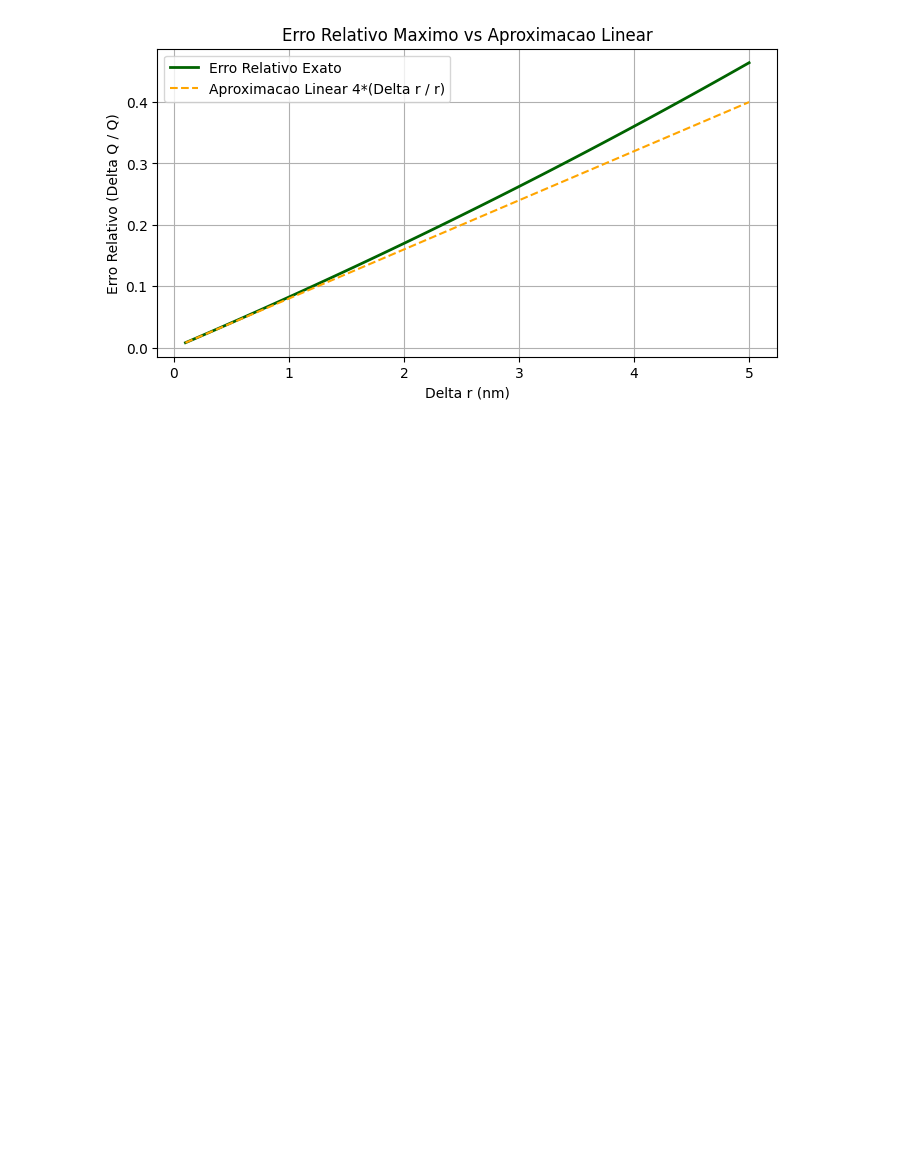
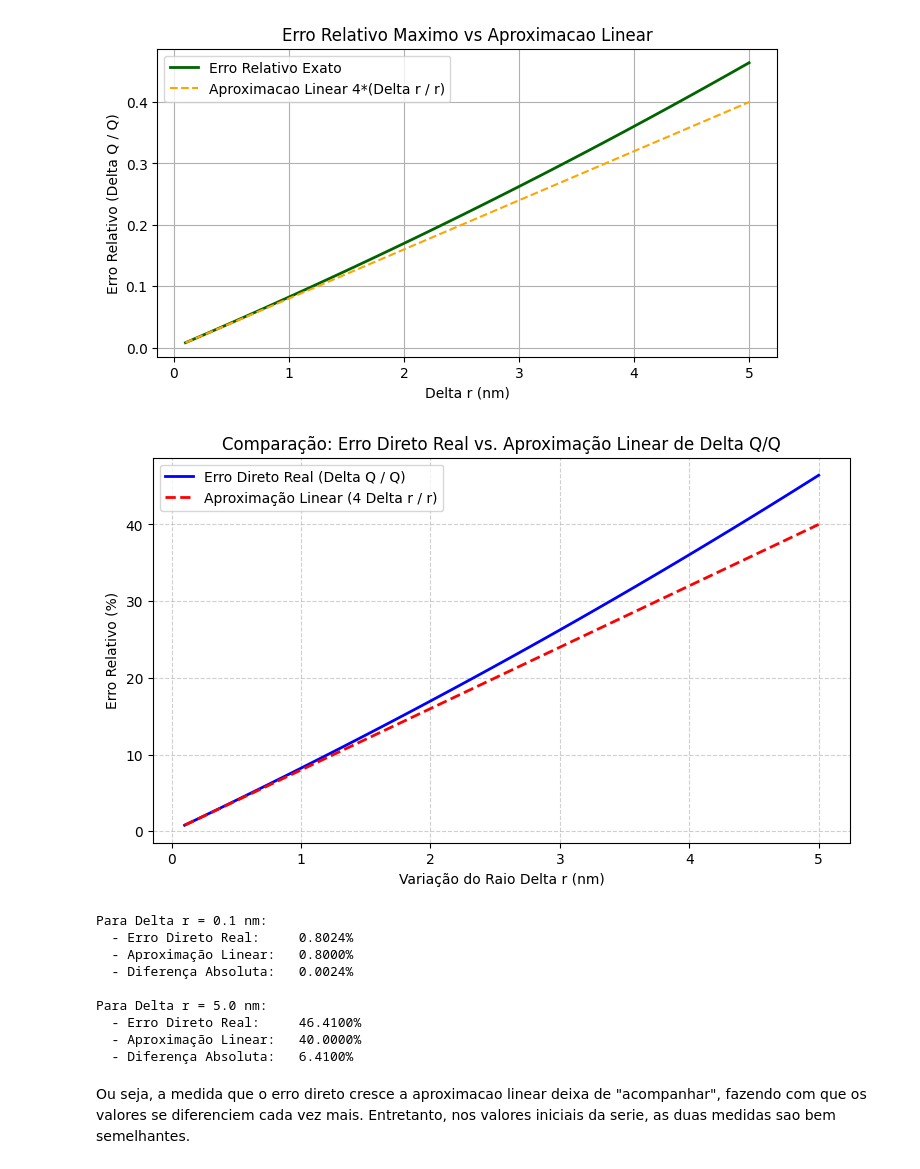
Before and after one commit to Brunolms11/Calc_Numerico, a Jupyter notebook: Atividade_1.ipynb, the cells around one changed output. Drawn from its saved outputs; the diff is of its cells as text; code cells hidden in the pictures; blank space fills up the shorter version.

```diff
--- a/Atividade_1.ipynb
+++ b/Atividade_1.ipynb
@@ -537,3 +537,61 @@ plt.show()
 [figure]
 [figure]
 [figure]
+# %%
+#Comparação do erro direto com a aproximação linear
+#Calculando a diferença absoluta e o erro relativo percentual entre os dois métodos
+diferenca_absoluta = np.abs(np.array(erro_rel_max) - np.array(aprox_linear))
+
+#Criando o gráfico comparativo
+plt.figure(figsize=(9, 5))
+
+plt.plot(
+    delta_r_array * 1e9,
+    np.array(erro_rel_max) * 100,
+    label="Erro Direto Real (Delta Q / Q)",
+    color="blue",
+    linewidth=2,
+)
+plt.plot(
+    delta_r_array * 1e9,
+    np.array(aprox_linear) * 100,
+    label="Aproximação Linear (4 Delta r / r)",
+    color="red",
+    linestyle="--",
+    linewidth=2,
+)
+plt.title("Comparação: Erro Direto Real vs. Aproximação Linear de Delta Q/Q")
+plt.xlabel("Variação do Raio Delta r (nm)")
+plt.ylabel("Erro Relativo (%)")
+plt.grid(True, linestyle="--", alpha=0.6)
+plt.legend()
+
+plt.show()
+
+#Exibição numérica dos pontos extremos para justificativa
+print(
+    f"Para Delta r = {delta_r_array[0]*1e9:.1f} nm:"
+)
+print(f"  - Erro Direto Real:     {erro_rel_max[0]*100:.4f}%")
+print(f"  - Aproximação Linear:   {aprox_linear[0]*100:.4f}%")
+print(f"  - Diferença Absoluta:   {diferenca_absoluta[0]*100:.4f}%\n")
+
+print(
+    f"Para Delta r = {delta_r_array[-1]*1e9:.1f} nm:"
+)
+print(f"  - Erro Direto Real:     {erro_rel_max[-1]*100:.4f}%")
+print(f"  - Aproximação Linear:   {aprox_linear[-1]*100:.4f}%")
+print(f"  - Diferença Absoluta:   {diferenca_absoluta[-1]*100:.4f}%")
+# %% [output]
+[figure, added]
+Para Delta r = 0.1 nm:
+  - Erro Direto Real:     0.8024%
+  - Aproximação Linear:   0.8000%
+  - Diferença Absoluta:   0.0024%
+
+Para Delta r = 5.0 nm:
+  - Erro Direto Real:     46.4100%
+  - Aproximação Linear:   40.0000%
+  - Diferença Absoluta:   6.4100%
+# %% [markdown]
+Ou seja, a medida que o erro direto cresce a aproximacao linear deixa de "acompanhar", fazendo com que os valores se diferenciem cada vez mais. Entretanto, nos valores iniciais da serie, as duas medidas sao bem semelhantes.
```
